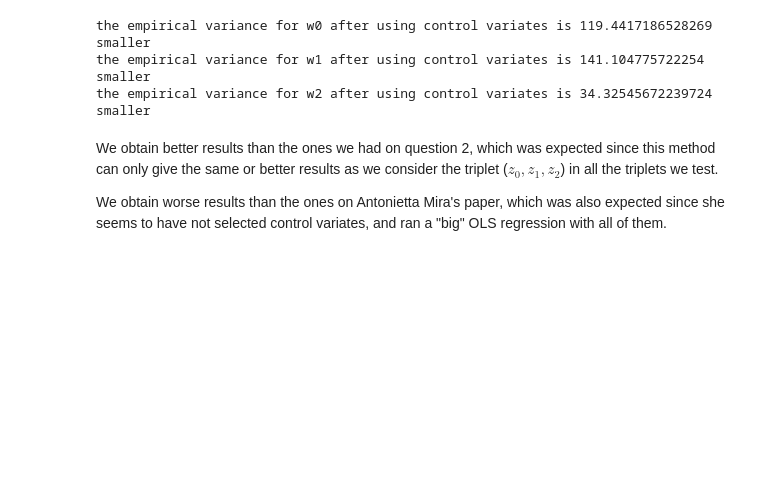
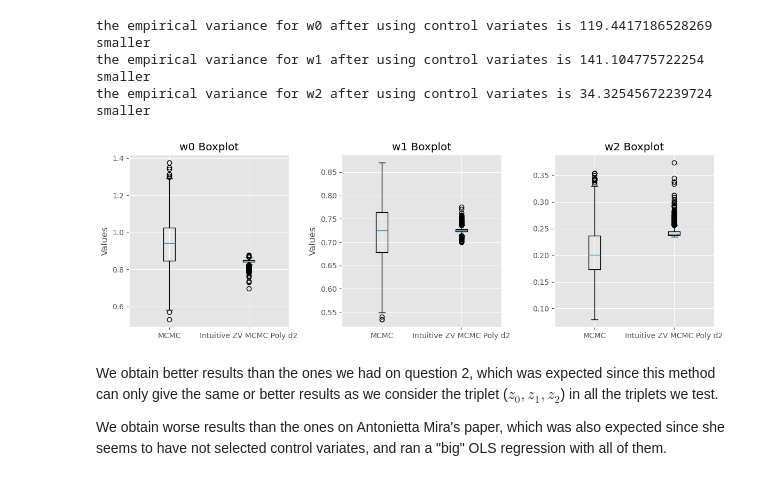
Before and after one commit to tahatt13/GARCH_MCMC, a Jupyter notebook: MCMCGARCH_FINAL.ipynb, the cells around one changed output. Saved outputs shown, nothing was run; the diff lists cells and outputs as text; code cells hidden in the pictures; blank space fills up the shorter version.

```diff
--- a/MCMCGARCH_FINAL.ipynb
+++ b/MCMCGARCH_FINAL.ipynb
@@ -1157,6 +1207,30 @@ print(f"the empirical variance for w2 after using control variates is {U[1][2] /
 the empirical variance for w0 after using control variates is 119.4417186528269 smaller
 the empirical variance for w1 after using control variates is 141.104775722254 smaller
 the empirical variance for w2 after using control variates is 34.32545672239724 smaller
+# %%
+fig, axes = plt.subplots(1, 3, figsize=(12, 4))
+
+# w_0 box-plot
+axes[0].boxplot([U[-3][B:], T[-3][B:]])
+axes[0].set_xticklabels(['MCMC', 'Intuitive ZV MCMC Poly d2'])
+axes[0].set_ylabel('Values')
+axes[0].set_title('w0 Boxplot')
+
+# w_1 box-plot
+axes[1].boxplot([U[-2][B:], T[-2][B:]])
+axes[1].set_xticklabels(['MCMC', 'Intuitive ZV MCMC Poly d2'])
+axes[1].set_ylabel('Values')
+axes[1].set_title('w1 Boxplot')
+
+# w_2 box-plot
+axes[2].boxplot([U[-1][B:], T[-1][B:]])
+axes[2].set_xticklabels(['MCMC', 'Intuitive ZV MCMC Poly d2'])
+axes[2].set_title('w2 Boxplot')
+
+fig.tight_layout()
+plt.show()
+# %% [output]
+[figure, added]
 # %% [markdown]
 We obtain better results than the ones we had on question 2, which was expected since this method can only give the same or better results as we consider the triplet ($z_0,z_1,z_2$) in all the triplets we test.
 
```
Also changed, not shown: parts of 3 cells of this notebook.
